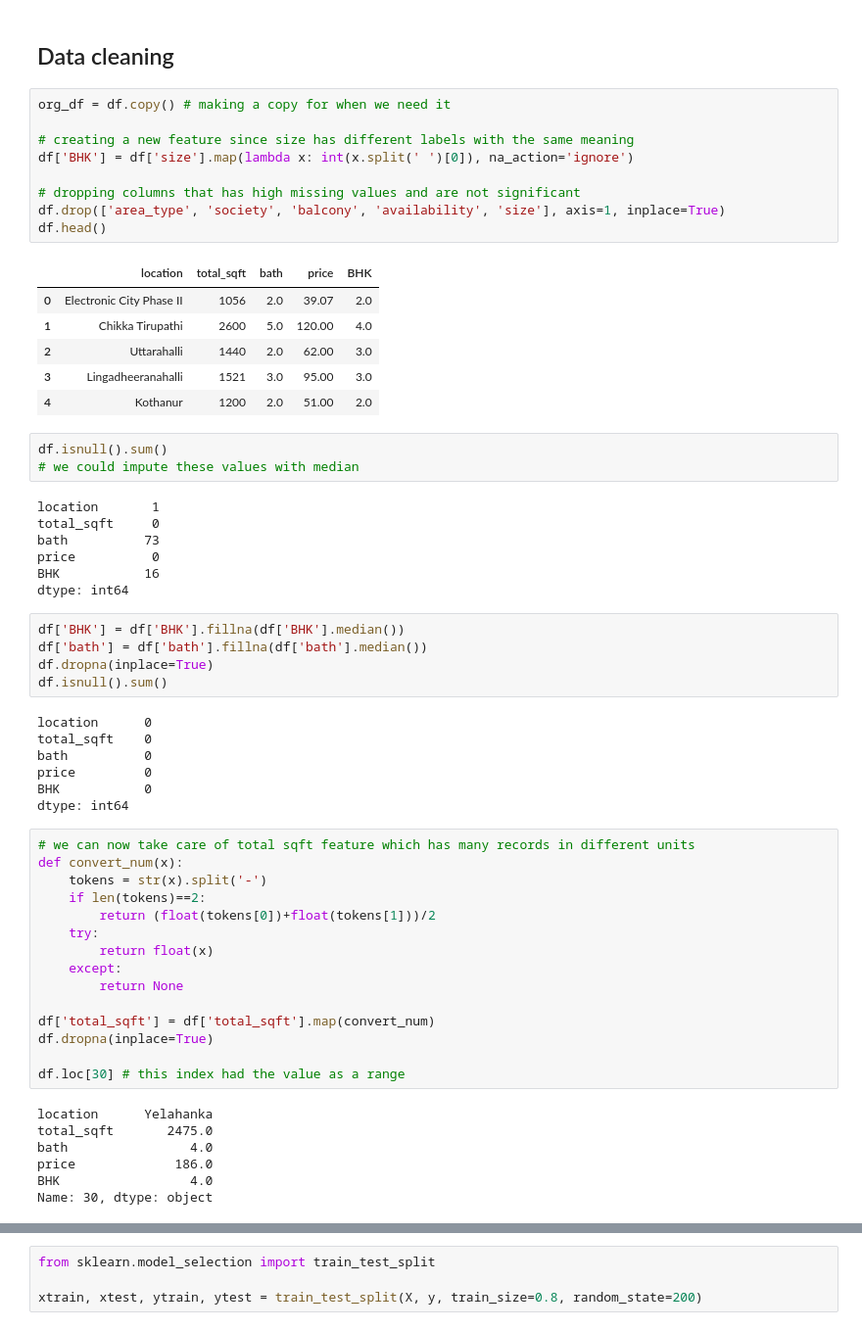
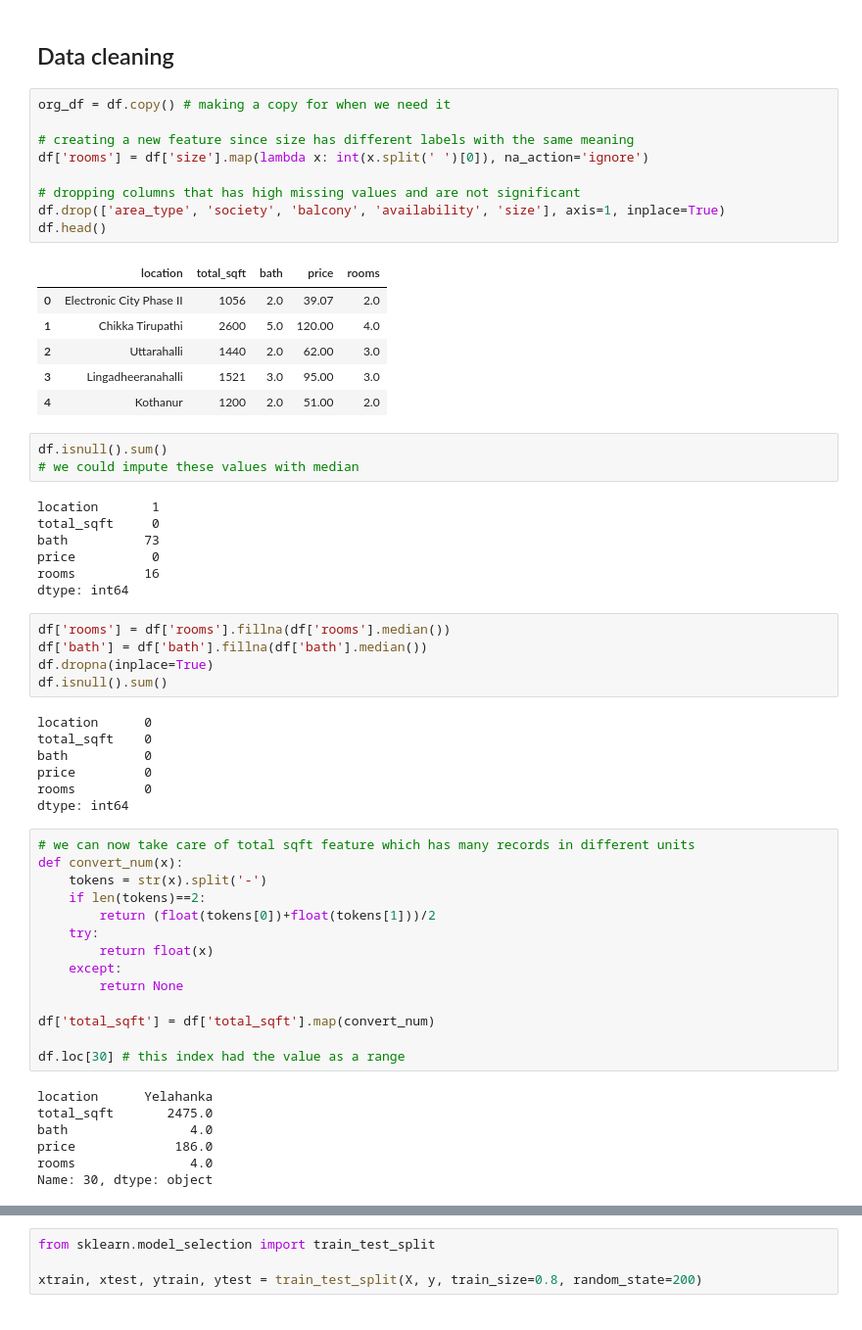
Before and after one commit to Jobin-Nelson/House_price_prediction-project, a Jupyter notebook: notebook/house_price_pred.ipynb, the cells around one changed output, grey strips where cells are left out. Shown at 98% size. Cells and saved outputs as stored; diff of their text form.

```diff
--- a/notebook/house_price_pred.ipynb
+++ b/notebook/house_price_pred.ipynb
@@ -258,14 +258,14 @@ sns.displot(data=df, x='price')
 # %%
 org_df = df.copy() # making a copy for when we need it
 
 # creating a new feature since size has different labels with the same meaning
-df['BHK'] = df['size'].map(lambda x: int(x.split(' ')[0]), na_action='ignore')
+df['rooms'] = df['size'].map(lambda x: int(x.split(' ')[0]), na_action='ignore')
 
 # dropping columns that has high missing values and are not significant
 df.drop(['area_type', 'society', 'balcony', 'availability', 'size'], axis=1, inplace=True)
 df.head()
 # %% [output]
-|  | location | total_sqft | bath | price | BHK |
+|  | location | total_sqft | bath | price | rooms |
 | 0 | Electronic City Phase II | 1056 | 2.0 | 39.07 | 2.0 |
 | 1 | Chikka Tirupathi | 2600 | 5.0 | 120.00 | 4.0 |
 | 2 | Uttarahalli | 1440 | 2.0 | 62.00 | 3.0 |
@@ -279,10 +279,10 @@ location       1
 total_sqft     0
 bath          73
 price          0
-BHK           16
+rooms         16
 dtype: int64
 # %%
-df['BHK'] = df['BHK'].fillna(df['BHK'].median())
+df['rooms'] = df['rooms'].fillna(df['rooms'].median())
 df['bath'] = df['bath'].fillna(df['bath'].median())
 df.dropna(inplace=True)
 df.isnull().sum()
@@ -291,7 +291,7 @@ location      0
 total_sqft    0
 bath          0
 price         0
-BHK           0
+rooms         0
 dtype: int64
 # %%
 # we can now take care of total sqft feature which has many records in different units
@@ -305,7 +305,6 @@ def convert_num(x):
         return None
 
 df['total_sqft'] = df['total_sqft'].map(convert_num)
-df.dropna(inplace=True)
 
 df.loc[30] # this index had the value as a range
 # %% [output]
@@ -313,5 +312,5 @@ location      Yelahanka
 total_sqft       2475.0
 bath                4.0
 price             186.0
-BHK                 4.0
+rooms               4.0
 Name: 30, dtype: object
```
Also changed, not shown: parts of 32 cells of this notebook.
